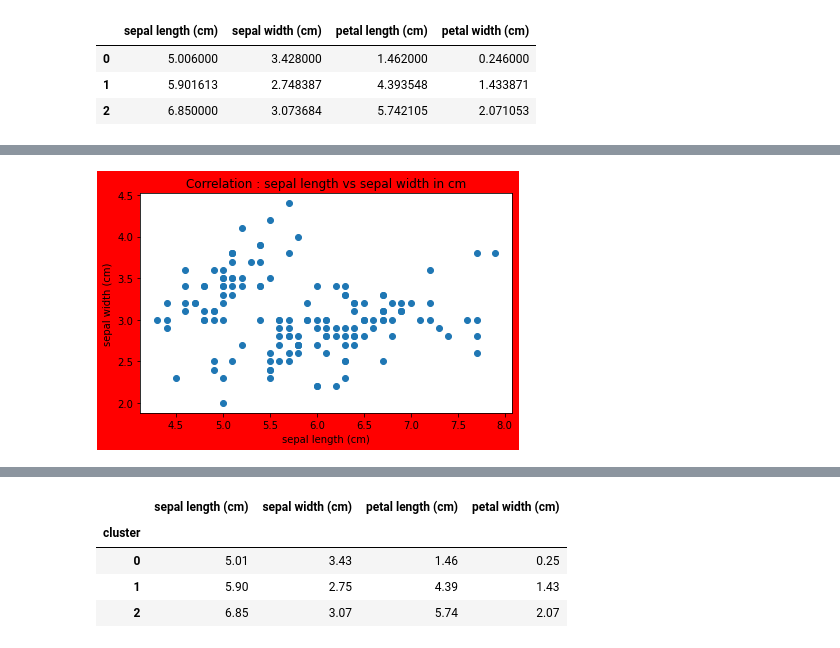
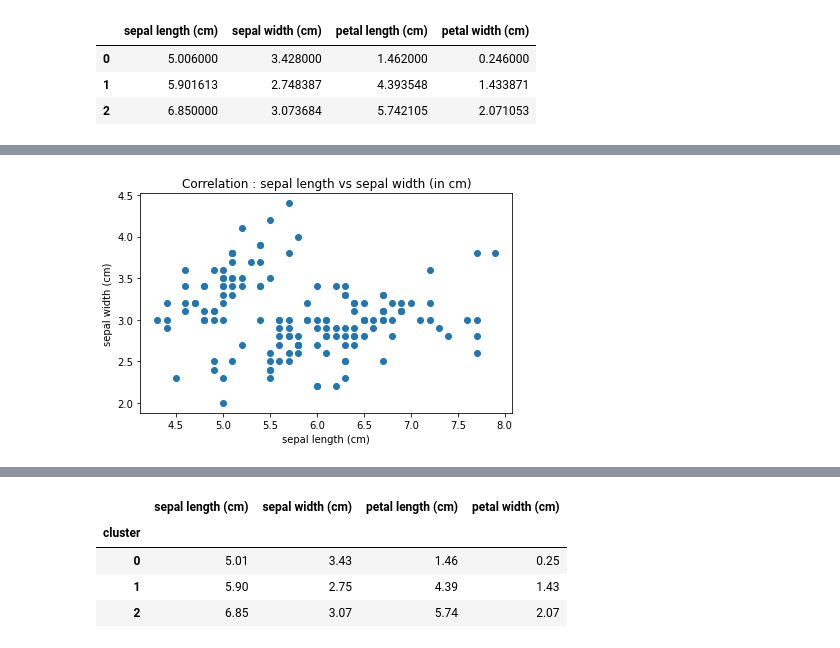
Before and after one commit to BP-Test/01_python_100knock_ai_model, a Jupyter notebook: chapter-1/chapter-1.ipynb, the cells around one changed output, grey strips where cells are left out. Saved outputs shown, nothing was run; the diff lists cells and outputs as text; code cells hidden in the pictures.

```diff
--- a/chapter-1/chapter-1.ipynb
+++ b/chapter-1/chapter-1.ipynb
@@ -230,13 +232,13 @@ dir(model)
 # %%
 fig = plt.figure(facecolor="white", edgecolor="white", linewidth=2)
 plt.scatter(cls_data['sepal length (cm)'], cls_data['sepal width (cm)'])
 plt.xlabel('sepal length (cm)')
 plt.ylabel('sepal width (cm)')
-plt.title('Correlation : sepal length vs sepal width in cm')
-fig.set_facecolor('red')
+plt.title('Correlation : sepal length vs sepal width (in cm)')
+#fig.set_facecolor('red')
 plt.tight_layout()
 # %% [output]
-[figure, old version]
+[figure, new version]
 # %%
 plt.scatter(cls_data['sepal length (cm)'], cls_data['sepal width (cm)'], c=cls_data.cluster)
 plt.xlabel('sepal length (cm)')
```
Also changed, not shown: parts of 16 cells of this notebook.
